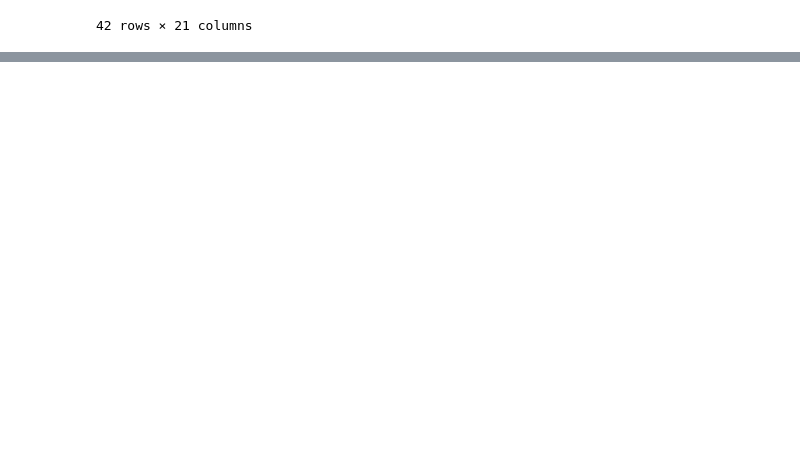
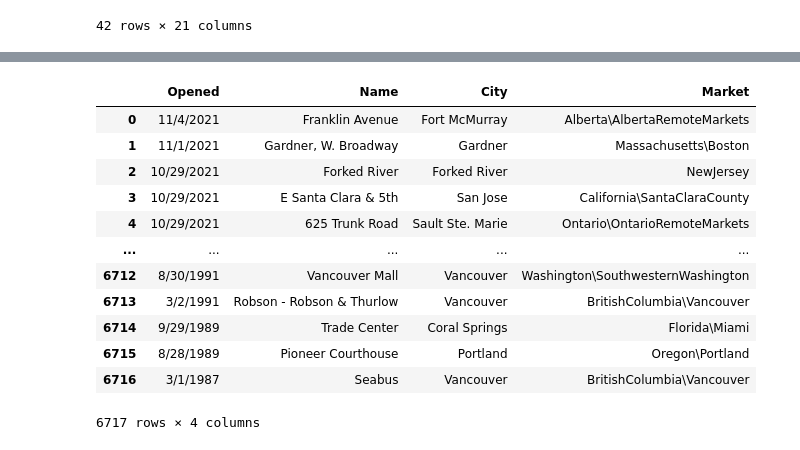
Before and after one commit to EGeorge2021r/Fintech5Falcons, a Jupyter notebook: Resources/demo_estate_data.ipynb, the cells around one changed output, grey strips where cells are left out. Cells and saved outputs as stored; diff of their text form; code cells hidden in the pictures; blank space fills up the shorter version.

```diff
--- a/Resources/demo_estate_data.ipynb
+++ b/Resources/demo_estate_data.ipynb
@@ -185,3 +198,17 @@ austin_starbucks_df.drop(['phone_number_1', 'phone_number_2', 'email_1', 'email_
 # %%
-starbucks_opening_df= pd.read_csv(Path("../Resources/data/starbucks_opening.csv"))
+starbucks_opening_df= pd.read_csv(Path("../Resources/data/starbucks_openingv2.csv"))
 starbucks_opening_df
+# %% [output]
+|  | Opened | Name | City | Market |
+| 0 | 11/4/2021 | Franklin Avenue | Fort McMurray | Alberta\AlbertaRemoteMarkets |
+| 1 | 11/1/2021 | Gardner, W. Broadway | Gardner | Massachusetts\Boston |
+| 2 | 10/29/2021 | Forked River | Forked River | NewJersey |
+| 3 | 10/29/2021 | E Santa Clara & 5th | San Jose | California\SantaClaraCounty |
+| 4 | 10/29/2021 | 625 Trunk Road | Sault Ste. Marie | Ontario\OntarioRemoteMarkets |
+| ... | ... | ... | ... | ... |
+| 6712 | 8/30/1991 | Vancouver Mall | Vancouver | Washington\SouthwesternWashington |
+| 6713 | 3/2/1991 | Robson - Robson & Thurlow | Vancouver | BritishColumbia\Vancouver |
+| 6714 | 9/29/1989 | Trade Center | Coral Springs | Florida\Miami |
+| 6715 | 8/28/1989 | Pioneer Courthouse | Portland | Oregon\Portland |
+| 6716 | 3/1/1987 | Seabus | Vancouver | BritishColumbia\Vancouver |
+6717 rows × 4 columns
```
Also changed, not shown: parts of 5 cells of this notebook.
